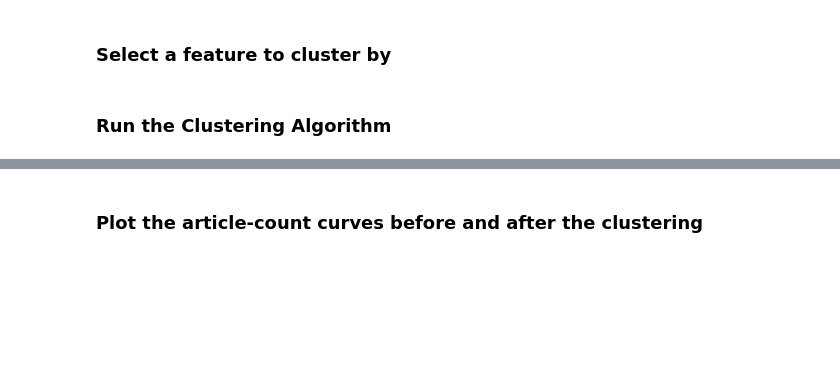
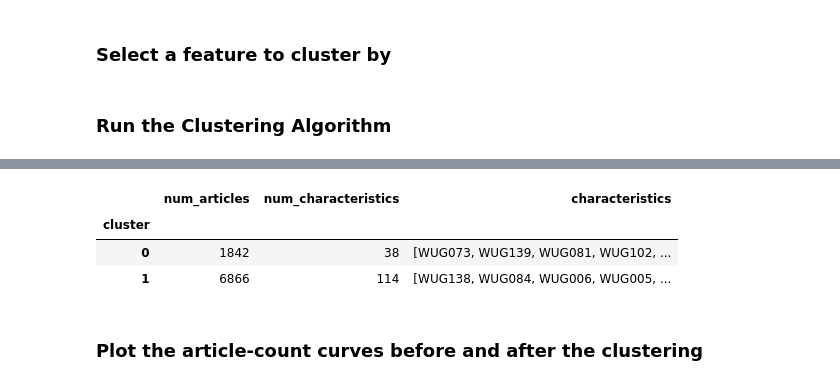
Before and after one commit to indyfree/tailor, a Jupyter notebook: notebooks/06-cluster-feature.ipynb, the cells around one changed output, grey strips where cells are left out. Drawn from its saved outputs; the diff is of its cells as text; code cells hidden in the pictures; blank space fills up the shorter version.

```diff
--- a/notebooks/06-cluster-feature.ipynb
+++ b/notebooks/06-cluster-feature.ipynb
@@ -55,3 +61,11 @@ Name: color, dtype: object
+# %%
+df = merge_min_clusters(df, feat, min_cluster_size, distance.absolute, target_value)
+cluster_characteristics(df, feat)
+# %% [output]
+|  | num_articles | num_characteristics | characteristics |
+| cluster |  |  |  |
+| 0 | 1842 | 38 | [WUG073, WUG139, WUG081, WUG102, ... |
+| 1 | 6866 | 114 | [WUG138, WUG084, WUG006, WUG005, ... |
 # %% [markdown]
 ### Plot the article-count curves before and after the clustering
 # %%
```
Also changed, not shown: parts of 7 cells of this notebook, 1 other file.
